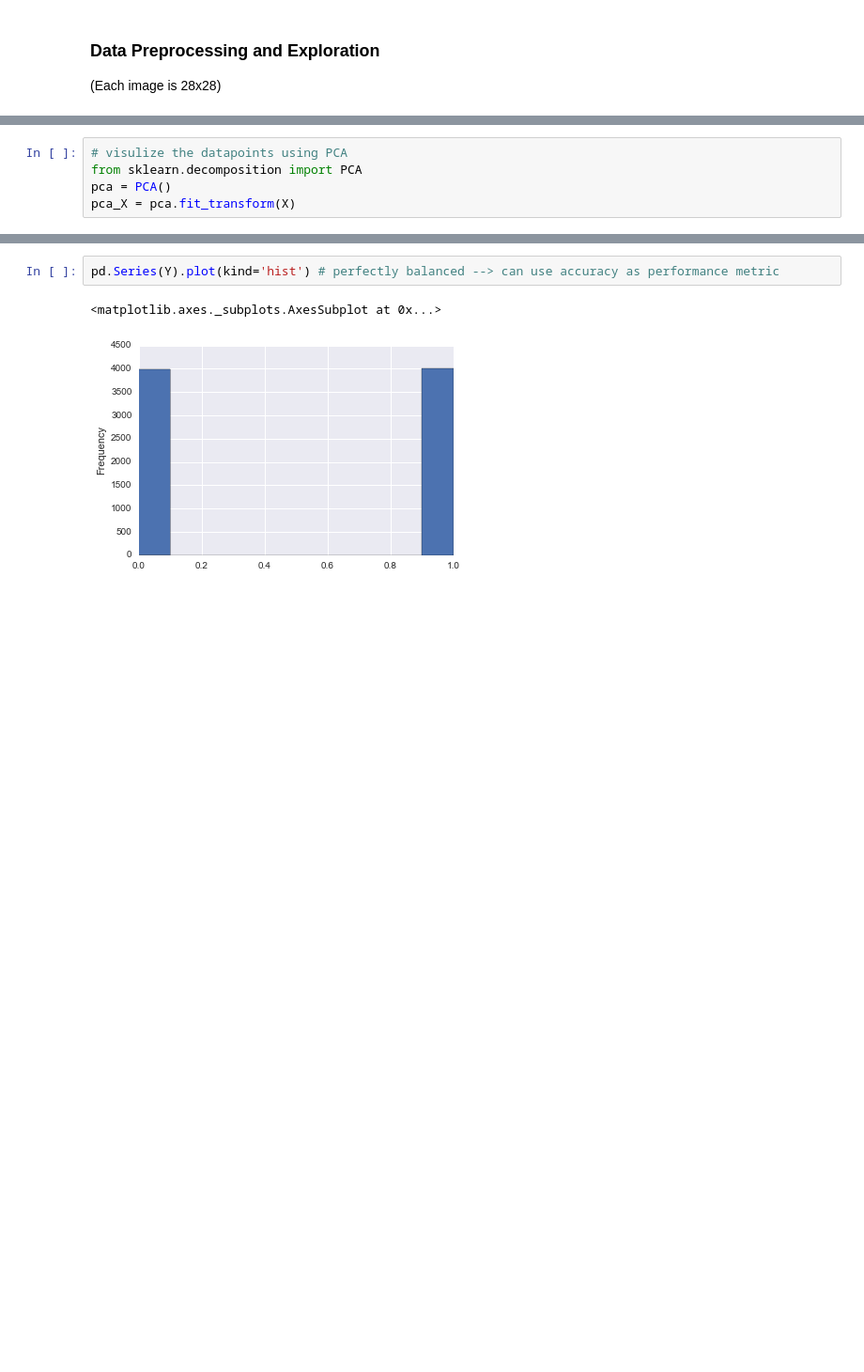
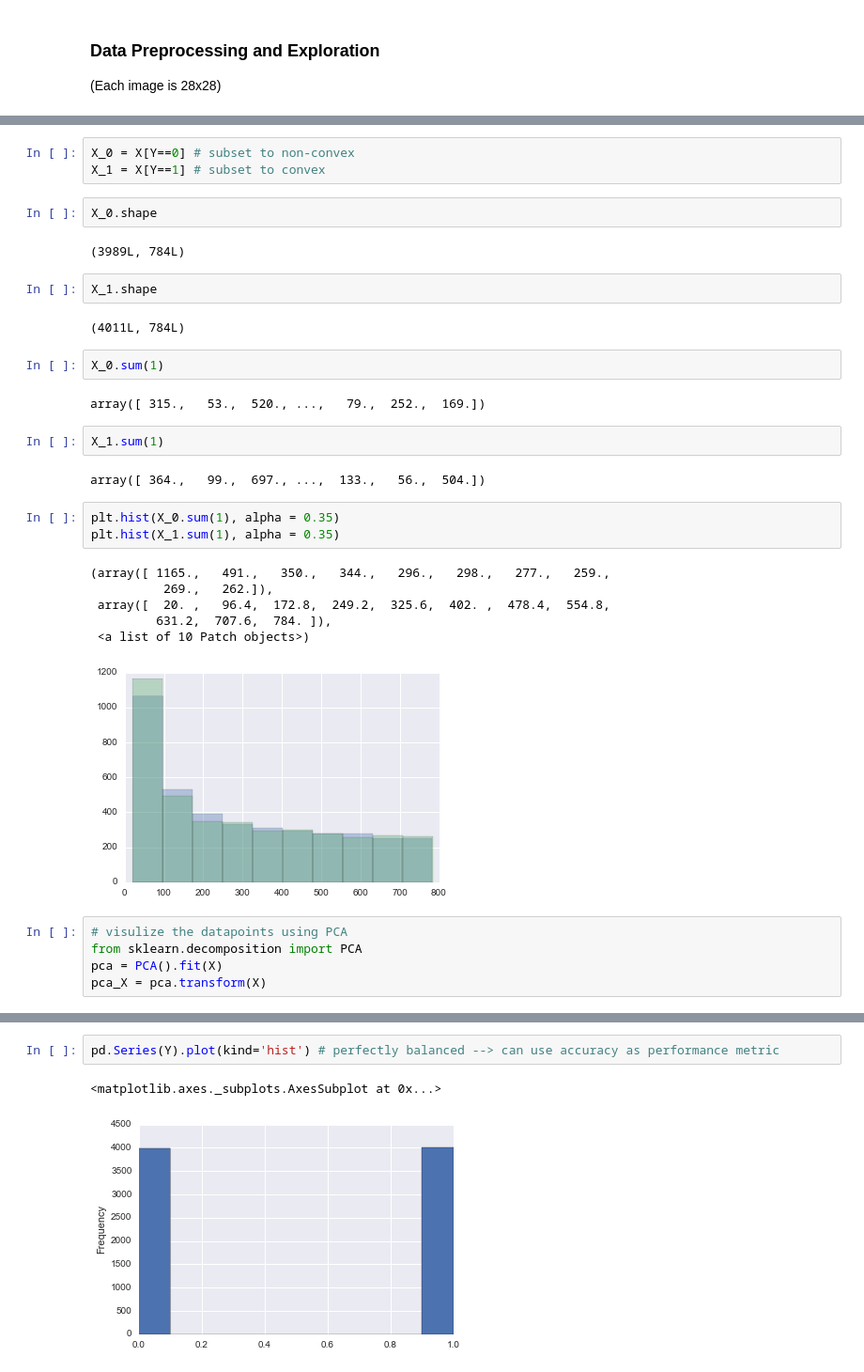
Before and after one commit to ysriram1/SVM-Convex-Images, a Jupyter notebook: script.ipynb, the cells around one changed output, grey strips where cells are left out. Shown: that part at 94% size. Cells and saved outputs as stored; diff of their text form; blank space fills up the shorter version.

```diff
--- a/script.ipynb
+++ b/script.ipynb
@@ -46,8 +53,37 @@ for i in range(5): # let us look at 5 randomly selected images
+# %%
+X_0 = X[Y==0] # subset to non-convex
+X_1 = X[Y==1] # subset to convex
+# %%
+X_0.shape
+# %% [output]
+(3989L, 784L)
+# %%
+X_1.shape
+# %% [output]
+(4011L, 784L)
+# %%
+X_0.sum(1)
+# %% [output]
+array([ 315.,   53.,  520., ...,   79.,  252.,  169.])
+# %%
+X_1.sum(1)
+# %% [output]
+array([ 364.,   99.,  697., ...,  133.,   56.,  504.])
+# %%
+plt.hist(X_0.sum(1), alpha = 0.35)
+plt.hist(X_1.sum(1), alpha = 0.35)
+# %% [output]
+(array([ 1165.,   491.,   350.,   344.,   296.,   298.,   277.,   259.,
+          269.,   262.]),
+ array([  20. ,   96.4,  172.8,  249.2,  325.6,  402. ,  478.4,  554.8,
+         631.2,  707.6,  784. ]),
+ <a list of 10 Patch objects>)
+[figure, added]
 # %%
 # visulize the datapoints using PCA
 from sklearn.decomposition import PCA
-pca = PCA()
-pca_X = pca.fit_transform(X)
+pca = PCA().fit(X)
+pca_X = pca.transform(X)
 # %%
 # variance explaied by first two components
 sum(pca.explained_variance_ratio_[:2])
```
Also changed, not shown: parts of 24 cells of this notebook.
